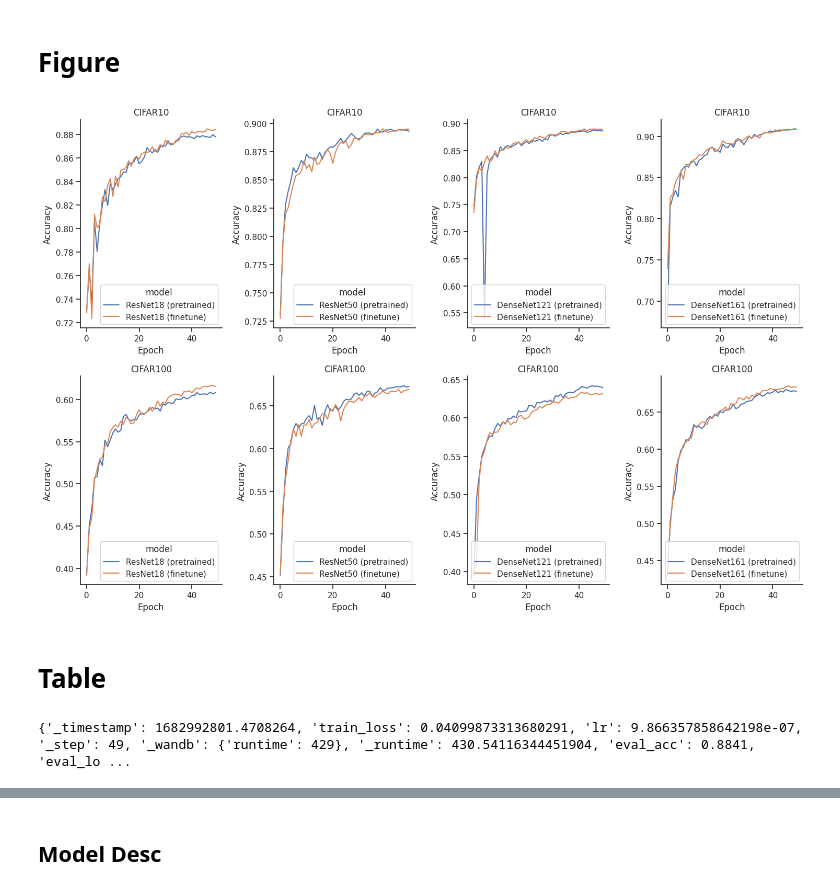
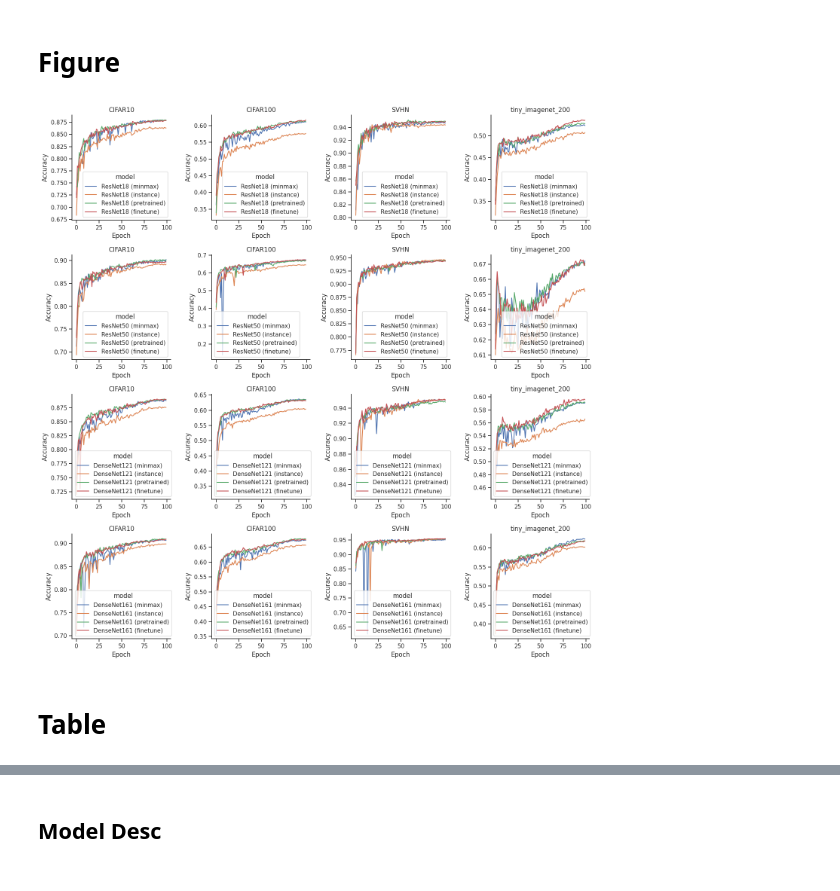
Before and after one commit to TooTouch/Normalization-Test, a Jupyter notebook: analysis.ipynb, the cells around one changed output, grey strips where cells are left out. Cells and saved outputs as stored; diff of their text form; code cells hidden in the pictures.

```diff
--- a/analysis.ipynb
+++ b/analysis.ipynb
@@ -14,0 +79,13 @@ os.makedirs('./assets',exist_ok=True)
+# %%
+for d in ['CIFAR10','CIFAR100','SVHN','tiny_imagenet_200']:
+    print('='*20)
+    print(d)
+    print('='*20)
+    compare_stats(
+        datadir          = '/datasets/',
+        dataname         = d,
+        img_size         = dataset_stats[d.lower()]['img_size'],
+        pretrained_stats = dataset_stats['imagenet'],
+        finetuning_stats = dataset_stats[d.lower()]
+    )
+    print()
@@ -38,53 +142,45 @@ name_map = {
 }
 
 def model_mapping(x: str, name_map: dict) -> str:
-    name_map = {
-        'resnet18'    : 'ResNet18',
-        'resnet50'    : 'ResNet50',
-        'densenet121' : 'DenseNet121',
-        'densenet161' : 'DenseNet161'
-    }
-
     name = x.split('-')[0]
     x = x.replace(name, name_map[name])
-    x = x.replace('-pretrained_set', ' (pretrained)')
-    x = x.replace('-finetune_set', ' (finetune)')
+    x = x.replace('-pretrain', ' (pretrained)')
+    x = x.replace('-finetune', ' (finetune)')
+    x = x.replace('-instance', ' (instance)')
+    x = x.replace('-minmax', ' (minmax)')
 
     return x
 
 df_history['model'] = df_history['model'].apply(lambda x: model_mapping(x, name_map))
 # %%
-model_list = [(f'{m} (pretrained)',f'{m} (finetune)') for m in name_map.values()]
-data_list = ['CIFAR10', 'CIFAR100']
+normalize_list = ['pretrained','finetune','instance','minmax']
+model_list = [[f'{m} ({n})' for n in normalize_list] for m in name_map.values()]
+data_list = ['CIFAR10', 'CIFAR100','SVHN','tiny_imagenet_200']
 
-fig, ax = plt.subplots(len(data_list), len(model_list), figsize=(15,10))
+fig, ax = plt.subplots(len(model_list), len(data_list), figsize=(15,15))
 
-for r, d in enumerate(data_list):
-    for c, m in enumerate(model_list):
+for c, d in enumerate(data_list):
+    for r, m in enumerate(model_list):
         sns.lineplot(
             x    = '_step',
             y    = 'eval_acc',
             hue  = 'model',
             data = df_history[(df_history['dataname']==d) & (df_history['model'].isin(m))],
             ax   = ax[r, c]
         )
         ax[r, c].set_ylabel('Accuracy')
         ax[r, c].set_xlabel('Epoch')
         ax[r, c].set_title(d)
 
 plt.tight_layout()
 plt.savefig('./assets/figure1.jpg', dpi=300)
 # %% [output]
-[figure, old version]
+[figure, new version]
 # %% [markdown]
 # Table
 # %%
 model_list = os.listdir('./saved_model/')
 results_list = glob('./saved_model/*/*/best_results.json')
-# %%
-run.summary
-# %% [output]
-{'_timestamp': 1682992801.4708264, 'train_loss': 0.04099873313680291, 'lr': 9.866357858642198e-07, '_step': 49, '_wandb': {'runtime': 429}, '_runtime': 430.54116344451904, 'eval_acc': 0.8841, 'eval_lo ...
 # %%
 # load results
 dataname_list = []
```
Also changed, not shown: parts of 10 cells of this notebook.
